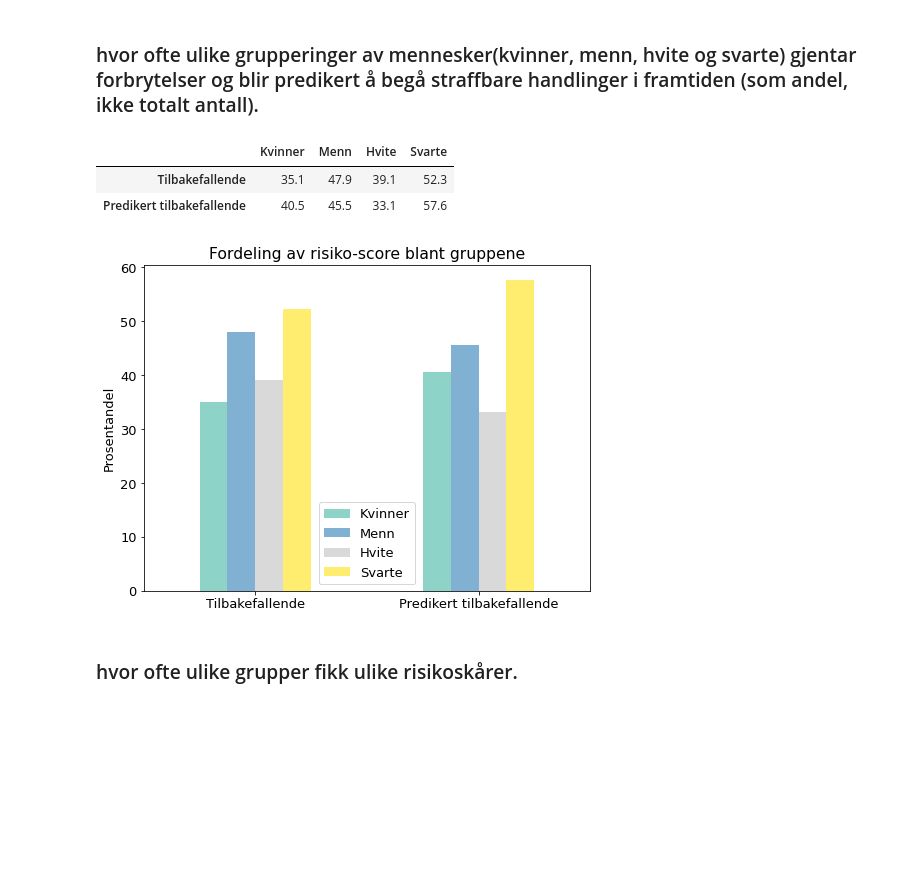
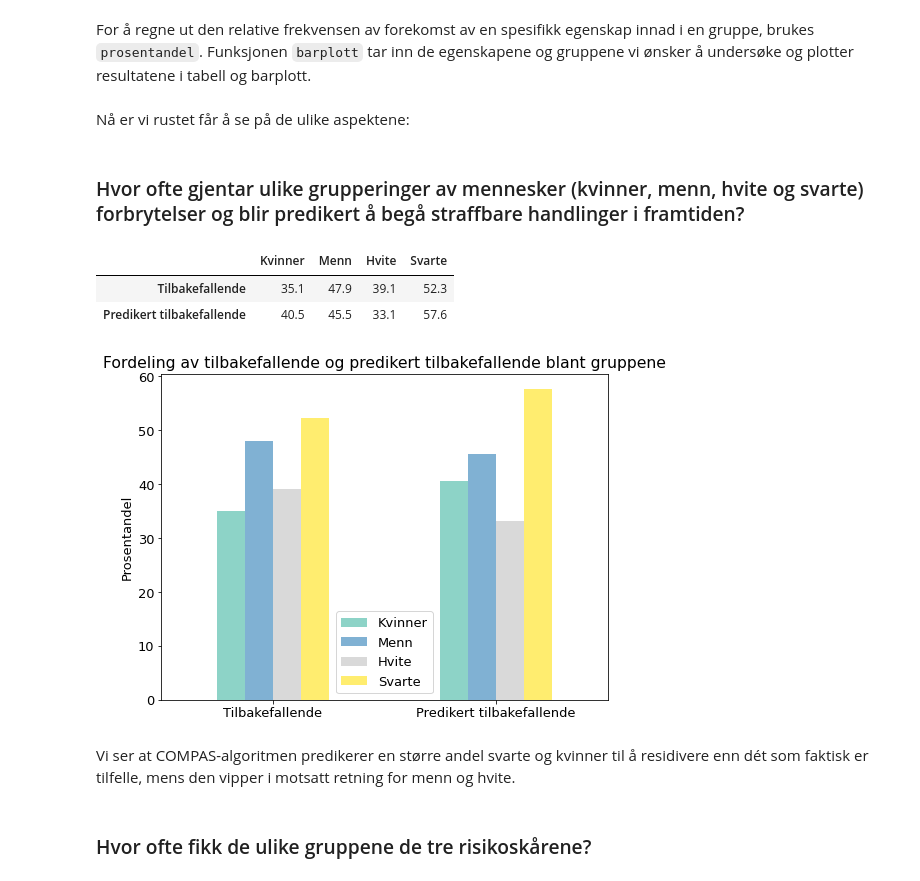
Before and after one commit to GullaTorvund/Prosjekt-1---HON2200, a Jupyter notebook: Notebooks/1a.ipynb, the cells around one changed output. Drawn from its saved outputs; the diff is of its cells as text; code cells hidden in the pictures; blank space fills up the shorter version.

```diff
--- a/Notebooks/1a.ipynb
+++ b/Notebooks/1a.ipynb
@@ -19,11 +30,18 @@ df = pd.DataFrame({
     "lav_score": data.score_text == "Low",
     "medium_score": data.score_text == "Medium",
     "høy_score": data.score_text == "High",})
+# %% [markdown]
+For å regne ut den relative frekvensen av forekomst av en spesifikk egenskap innad i en gruppe, brukes `prosentandel`. Funksjonen `barplott` tar inn de egenskapene og gruppene vi ønsker å undersøke og plotter resultatene i tabell og barplott.
 # %%
 def prosentandel(fokus, gruppe):
+    """Regner ut prosentandelen av gruppen (gruppe) som har den spesifikke egenskapen (fokus)
+    """
     return float(f'{len(df[fokus & gruppe]) / len(df[gruppe]) * 100:.1f}')
 
 def barplott(fokusliste, gruppeliste, kol_navn, rad_navn, tittel, ha_tabell = 'Ja'):
+    """Lager en DataFrame med ønskede prosentandeler og plotter den i et barplott.
+    Tar inn lister over egenskaper og grupper man ønsker å undersøke, samt navn som blir synlig i tabell og plott
+    """
     tabell = pd.DataFrame(columns=kol_navn)
 
     for i,fokus in enumerate(fokusliste):
@@ -33,26 +51,30 @@ def barplott(fokusliste, gruppeliste, kol_navn, rad_navn, tittel, ha_tabell = 'J
     ax.set_ylabel('Prosentandel')
     ax.set_title(tittel)
     plt.rcParams.update({'font.size': 13})
-    if ha_tabell == 'Ja':
+    if ha_tabell == 'Ja': # default er å vise tabellen i tillegg til barplottet
         display(tabell)
+# %% [markdown]
+Nå er vi rustet får å se på de ulike aspektene:
 # %% [markdown]
 
-### hvor ofte ulike grupperinger av mennesker(kvinner, menn, hvite og svarte) gjentar forbrytelser og blir predikert å begå straffbare handlinger i framtiden (som andel, ikke totalt antall).
+### Hvor ofte gjentar ulike grupperinger av mennesker (kvinner, menn, hvite og svarte) forbrytelser og blir predikert å begå straffbare handlinger i framtiden?
 # %%
 resid_predresid = [df.tilbakefall, df.predikert_tilbakefall]
 gruppe = [df.kvinne, ~df.kvinne, df.hvit, df.svart]
 gruppenavn = ['Kvinner', 'Menn', 'Hvite', 'Svarte']
 resid_predresid_navn = ['Tilbakefallende', 'Predikert tilbakefallende']
-tittel = 'Fordeling av risiko-score blant gruppene'
-barplott(resid_predresid, gruppe, gruppenavn, resid_predresid_navn, tittel)
+tittel1 = 'Fordeling av tilbakefallende og predikert tilbakefallende blant gruppene'
+barplott(resid_predresid, gruppe, gruppenavn, resid_predresid_navn, tittel1)
 # %% [output]
 |  | Kvinner | Menn | Hvite | Svarte |
 | Tilbakefallende | 35.1 | 47.9 | 39.1 | 52.3 |
 | Predikert tilbakefallende | 40.5 | 45.5 | 33.1 | 57.6 |
-[figure, old version]
+[figure, new version]
-# %% [markdown]
-
-### hvor ofte ulike grupper fikk ulike risikoskårer.
+# %% [markdown]
+Vi ser at COMPAS-algoritmen predikerer en større andel svarte og kvinner til å residivere enn dét som faktisk er tilfelle, mens den vipper i motsatt retning for menn og hvite.
+# %% [markdown]
+
+### Hvor ofte fikk de ulike gruppene de tre risikoskårene?
 # %%
 score = [df.lav_score, df.medium_score, df.høy_score]
 score_navn = ['Lav score', 'Medium score', 'Høy score']
```
Also changed, not shown: parts of 14 cells of this notebook, 1 other file.
